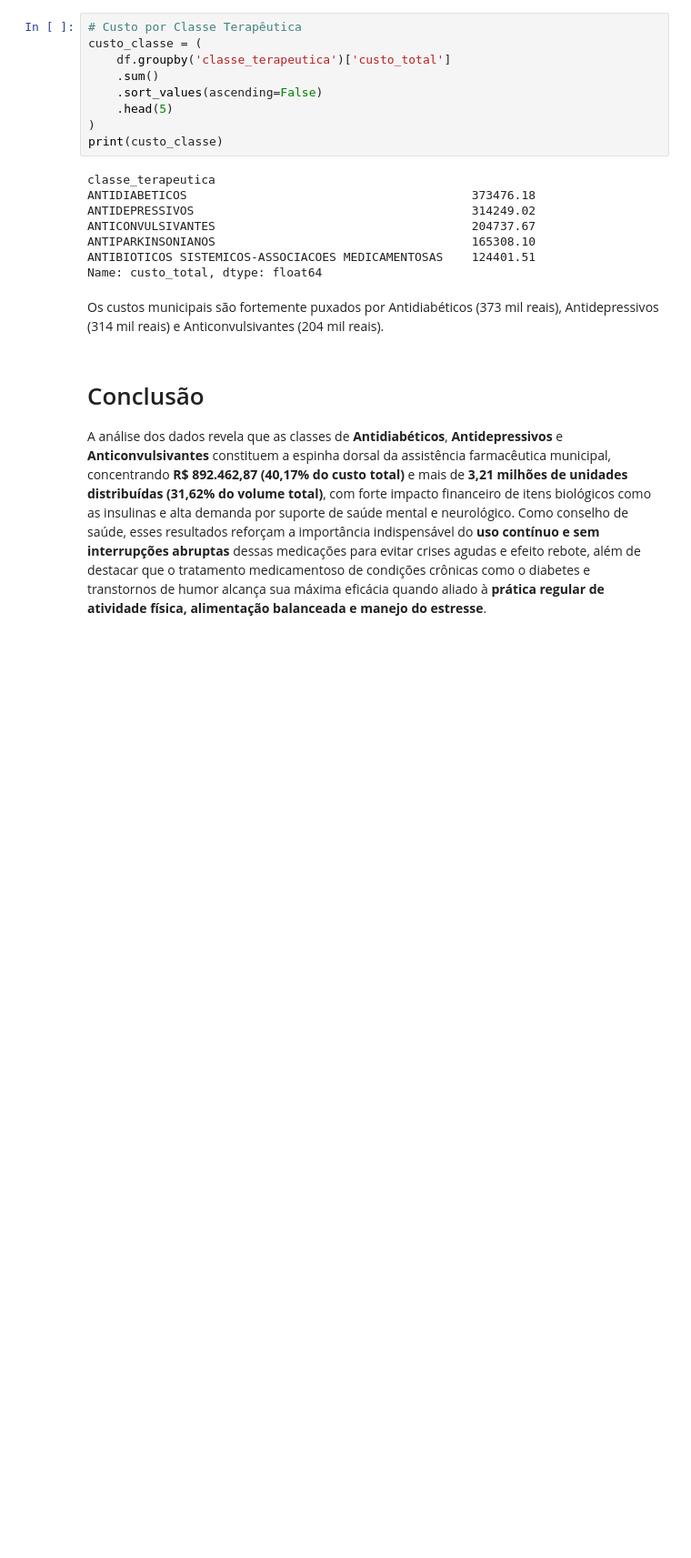
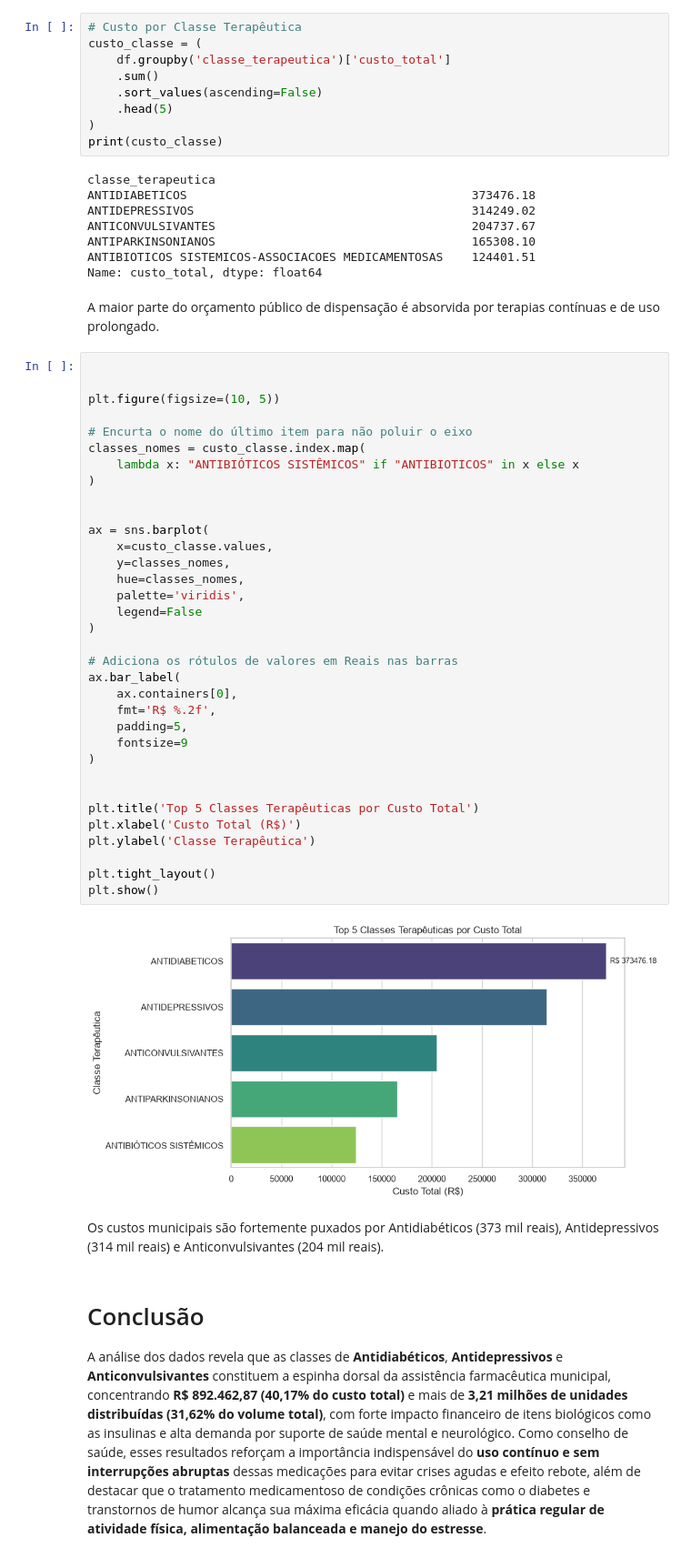
Before and after one commit to ManuelEtiene/PyAnalytics_revision, a Jupyter notebook: notebooks/Sprint_2_custo_sobre_dispensacoes/custos_dispensacao.ipynb, the cells around one changed output. Shown at 91% size. Saved outputs shown, nothing was run; the diff lists cells and outputs as text; blank space fills up the shorter version.

```diff
--- a/notebooks/Sprint_2_custo_sobre_dispensacoes/custo_dispensacao.ipynb
+++ b/notebooks/Sprint_2_custo_sobre_dispensacoes/custos_dispensacao.ipynb
@@ -441,6 +472,44 @@ ANTICONVULSIVANTES                                    204737.67
 ANTIPARKINSONIANOS                                    165308.10
 ANTIBIOTICOS SISTEMICOS-ASSOCIACOES MEDICAMENTOSAS    124401.51
 Name: custo_total, dtype: float64
+# %% [markdown]
+A maior parte do orçamento público de dispensação é absorvida por terapias contínuas e de uso prolongado.
+# %%
+
+
+plt.figure(figsize=(10, 5))
+
+# Encurta o nome do último item para não poluir o eixo
+classes_nomes = custo_classe.index.map(
+    lambda x: "ANTIBIÓTICOS SISTÊMICOS" if "ANTIBIOTICOS" in x else x
+)
+
+
+ax = sns.barplot(
+    x=custo_classe.values,
+    y=classes_nomes,
+    hue=classes_nomes,
+    palette='viridis',
+    legend=False
+)
+
+# Adiciona os rótulos de valores em Reais nas barras
+ax.bar_label(
+    ax.containers[0],
+    fmt='R$ %.2f',
+    padding=5,
+    fontsize=9
+)
+
+
+plt.title('Top 5 Classes Terapêuticas por Custo Total')
+plt.xlabel('Custo Total (R$)')
+plt.ylabel('Classe Terapêutica')
+
+plt.tight_layout()
+plt.show()
+# %% [output]
+[figure, added]
 # %% [markdown]
 Os custos municipais são fortemente puxados por Antidiabéticos (373 mil reais), Antidepressivos (314 mil reais) e Anticonvulsivantes (204 mil reais).
 # %% [markdown]
```
Also changed, not shown: parts of 8 cells of this notebook.
